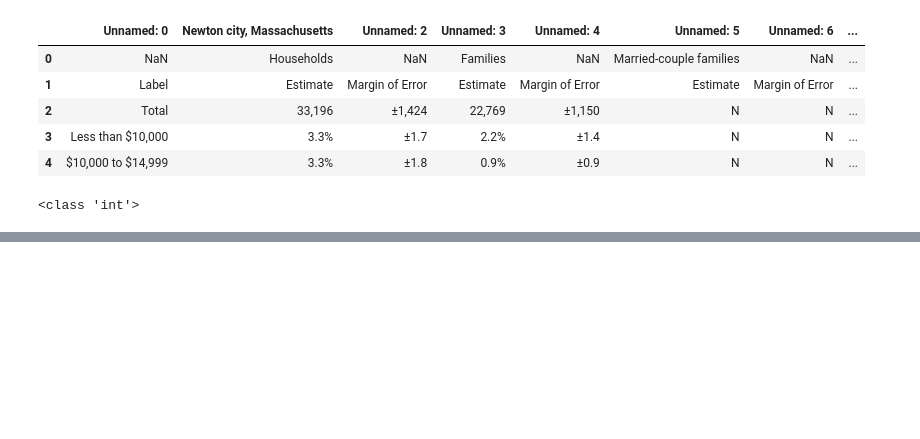
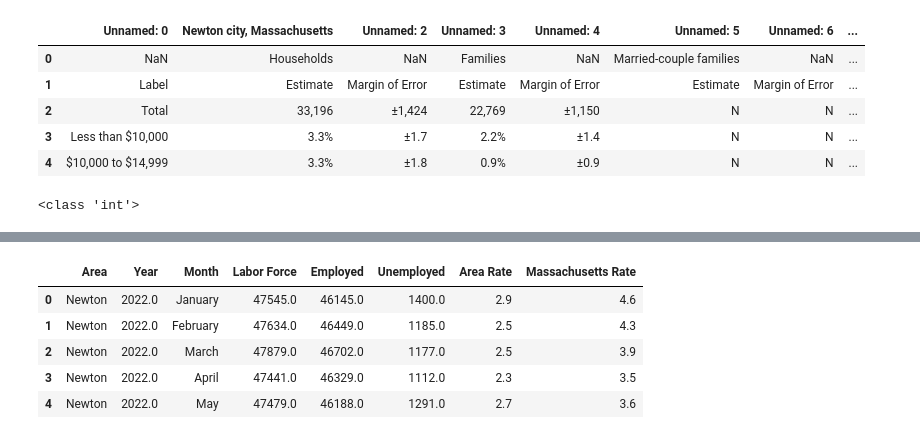
Before and after one commit to BU-Spark/ds-bch-vaccine-equity, a Jupyter notebook: fa23-team/src/income_unemployment.ipynb, the cells around one changed output, grey strips where cells are left out. Saved outputs shown, nothing was run; the diff lists cells and outputs as text; code cells hidden in the pictures; blank space fills up the shorter version.

```diff
--- a/fa23-team/src/income_unemployment.ipynb
+++ b/fa23-team/src/income_unemployment.ipynb
@@ -280,0 +247,9 @@ else:
+# %%
+df_unemp.head()
+# %% [output]
+|  | Area | Year | Month | Labor Force | Employed | Unemployed | Area Rate | Massachusetts Rate |
+| 0 | Newton | 2022.0 | January | 47545.0 | 46145.0 | 1400.0 | 2.9 | 4.6 |
+| 1 | Newton | 2022.0 | February | 47634.0 | 46449.0 | 1185.0 | 2.5 | 4.3 |
+| 2 | Newton | 2022.0 | March | 47879.0 | 46702.0 | 1177.0 | 2.5 | 3.9 |
+| 3 | Newton | 2022.0 | April | 47441.0 | 46329.0 | 1112.0 | 2.3 | 3.5 |
+| 4 | Newton | 2022.0 | May | 47479.0 | 46188.0 | 1291.0 | 2.7 | 3.6 |
```
Also changed, not shown: parts of 7 cells of this notebook, 2 other files.
